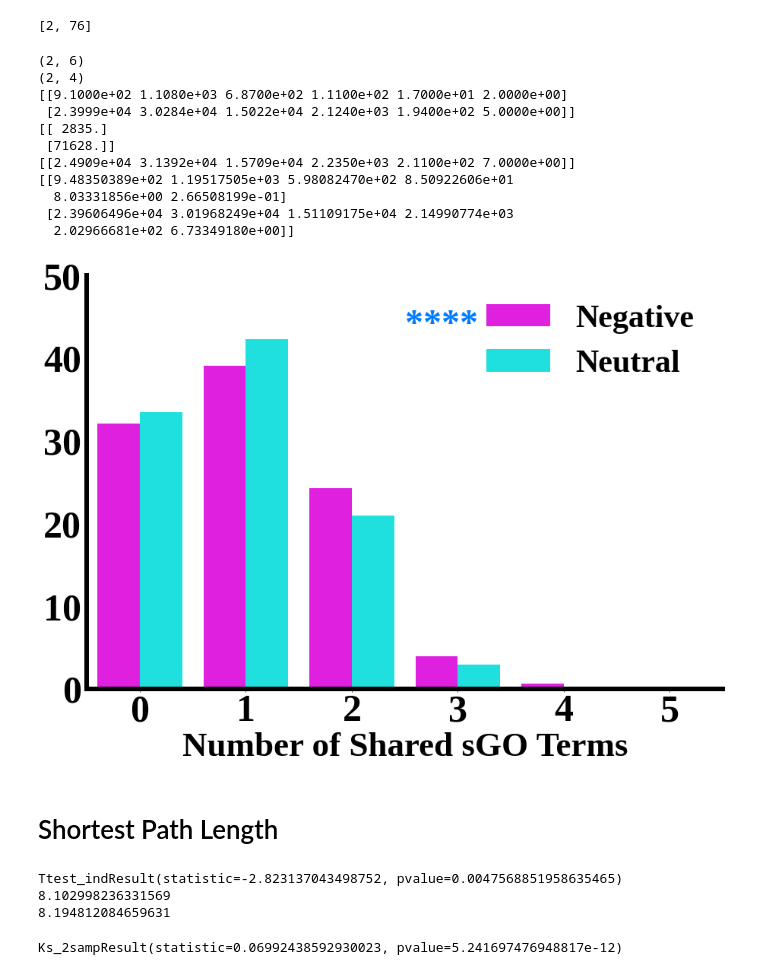
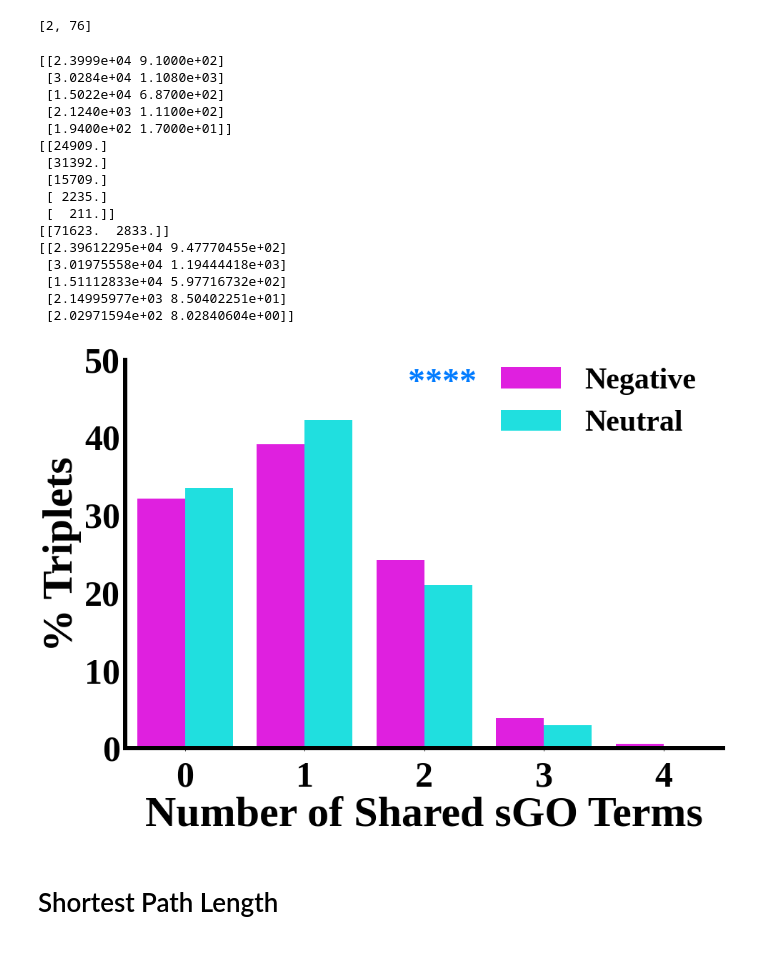
Before and after one commit to KISRDevelopment/cell_viability_paper, a Jupyter notebook: tgi_exploration.ipynb, the cells around one changed output. Cells and saved outputs as stored; diff of their text form; code cells hidden in the pictures.

```diff
--- a/tgi_exploration.ipynb
+++ b/tgi_exploration.ipynb
@@ -10,17 +10,0 @@ import json
-# %%
-
-plt.rcParams["font.family"] = "Liberation Serif"
-plt.rcParams["font.weight"] = "bold"
-plot_cfg = {
-    "tick_label_size" : 50,
-    "xlabel_size" : 60,
-    "ylabel_size" : 60,
-    "border_size" : 6,
-    "bar_border_size" : 2.5,
-    "bar_label_size" : 32,
-    "stars_label_size" : 48,
-    "annot_size" : 72,
-    "max_cm_classes" : 4,
-    "legend_size" : 42,
-    "max_bars" : 4
-}
@@ -163,25 +90,25 @@ def visualizeR(R, ax, output_path, title, showxlabel=True, yticks=None, ylim=Non
-# %%
-
-R2 = calculateR(2)
-print(R2.shape)
-R3 = calculateR(3)
-print(R3.shape)
-
-f, ax = plt.subplots(1, 1, figsize=(15, 10), sharex=True)
-visualizeR(R2, ax, "../figures/yeast_tgi_sgo_atleast2.png", "", showxlabel=True, ylim=[0, 50])
-# %% [output]
-(2, 6)
-(2, 4)
-[[9.1000e+02 1.1080e+03 6.8700e+02 1.1100e+02 1.7000e+01 2.0000e+00]
- [2.3999e+04 3.0284e+04 1.5022e+04 2.1240e+03 1.9400e+02 5.0000e+00]]
-[[ 2835.]
- [71628.]]
-[[2.4909e+04 3.1392e+04 1.5709e+04 2.2350e+03 2.1100e+02 7.0000e+00]]
-[[9.48350389e+02 1.19517505e+03 5.98082470e+02 8.50922606e+01
-  8.03331856e+00 2.66508199e-01]
- [2.39606496e+04 3.01968249e+04 1.51109175e+04 2.14990774e+03
-  2.02966681e+02 6.73349180e+00]]
-[figure, removed]
+# %%
+analysis.fig_distrib_comparison_plot.plot_distrib(df, colors,
+                                                  'Number of Shared sGO Terms', '% Triplets', 5,
+                                                 [0, 50], stars_color, "../figures/yeast_tgi_sgo.png")
+# %% [output]
+[[2.3999e+04 9.1000e+02]
+ [3.0284e+04 1.1080e+03]
+ [1.5022e+04 6.8700e+02]
+ [2.1240e+03 1.1100e+02]
+ [1.9400e+02 1.7000e+01]]
+[[24909.]
+ [31392.]
+ [15709.]
+ [ 2235.]
+ [  211.]]
+[[71623.  2833.]]
+[[2.39612295e+04 9.47770455e+02]
+ [3.01975558e+04 1.19444418e+03]
+ [1.51112833e+04 5.97716732e+02]
+ [2.14995977e+03 8.50402251e+01]
+ [2.02971594e+02 8.02840604e+00]]
+[figure, added]
 # %% [markdown]
 # Shortest Path Length
 # %%
@@ -200,10 +128,0 @@ for a_id, b_id, c_id, thebin in zip(tgi_df['a_id'], tgi_df['b_id'], tgi_df['c_id
-# %%
-print(stats.ttest_ind(avg_spls[0], avg_spls[1]))
-print(np.mean(avg_spls[0]))
-print(np.mean(avg_spls[1]))
-stats.ks_2samp(avg_spls[0], avg_spls[1])
-# %% [output]
-Ttest_indResult(statistic=-2.823137043498752, pvalue=0.0047568851958635465)
-8.102998236331569
-8.194812084659631
-Ks_2sampResult(statistic=0.06992438592930023, pvalue=5.241697476948817e-12)
```
Also changed, not shown: parts of 19 cells of this notebook, 6 other files.
